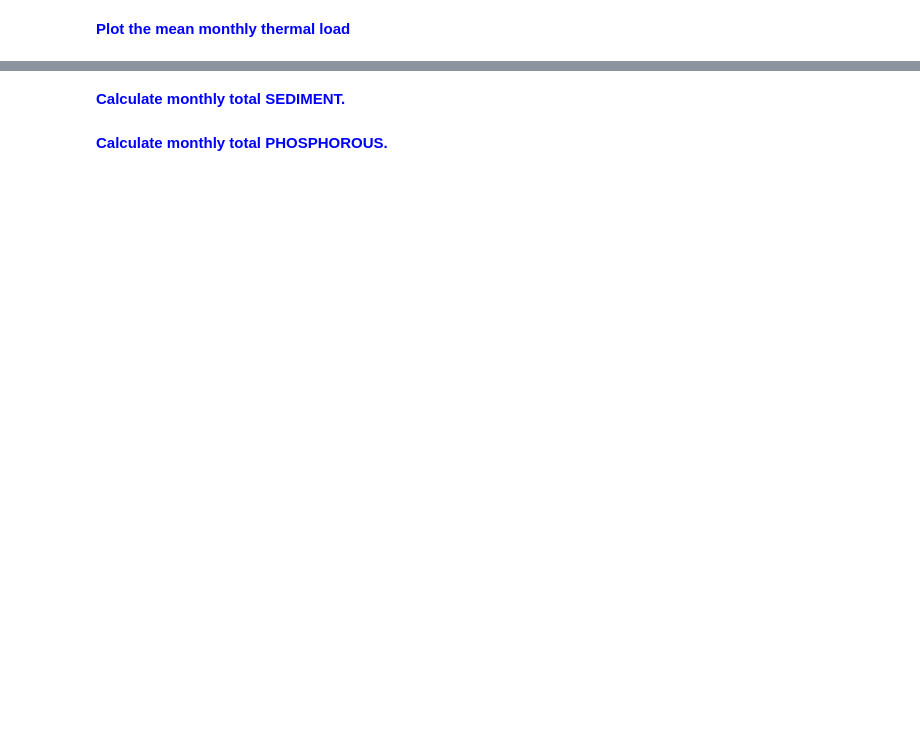
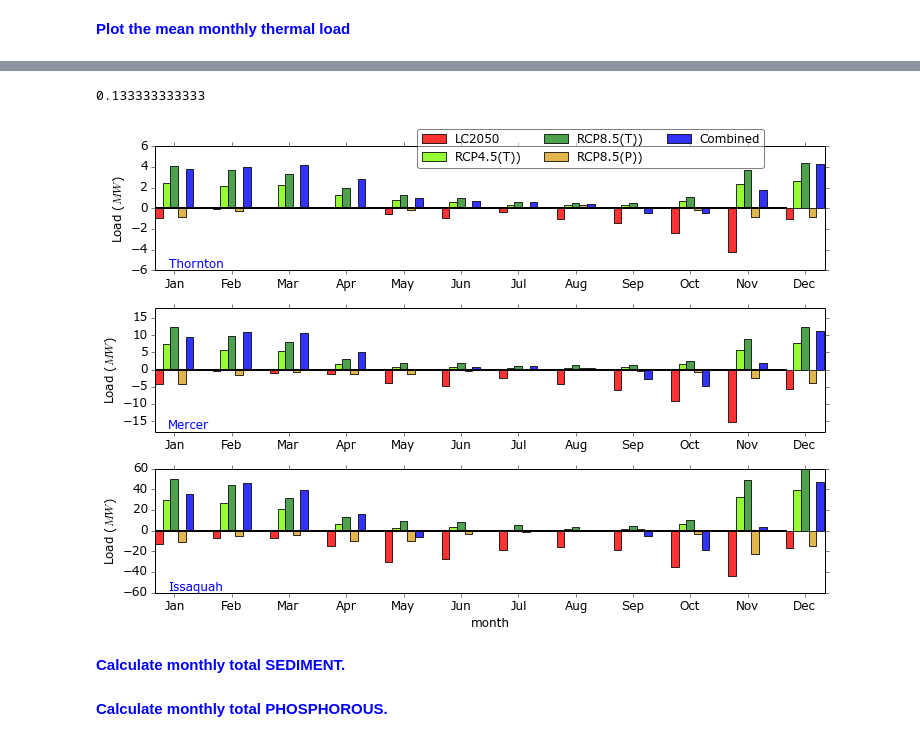
Before and after one commit to jyearsley/PythonScripts, a Jupyter notebook: DHSVM-WQ-PAPER-ANALYSES/Plotting/Scenarios-Loads.ipynb, the cells around one changed output, grey strips where cells are left out. Saved outputs shown, nothing was run; the diff lists cells and outputs as text; code cells hidden in the pictures; blank space fills up the shorter version.

```diff
--- a/DHSVM-WQ-PAPER-ANALYSES/Plotting/Scenarios-Loads.ipynb
+++ b/DHSVM-WQ-PAPER-ANALYSES/Plotting/Scenarios-Loads.ipynb
@@ -353,3 +407,53 @@ print
+# %%
+r = collections.defaultdict(dict)
+for i, n in enumerate(basin_name):
+    for j, s in enumerate(scenarios):
+        if (s != '2002'):
+            r[n][s] = MonthThermalLoad[n][s].values-MonthThermalLoad[n]['2002'].values
+# %%
+scenarios_new = ['2050', 'TairRcp45', 'TairRcp85', 'PptRcp85', 'Combined']
+colors_new = ['r', '#7cfc00', '#228b22', '#daa520', '#0000ff']
+strings_new = ['LC2050', 'RCP4.5(T))', 'RCP8.5(T))', 'RCP8.5(P))', 'Combined']
+
+# set spacing between grouped bar plots
+margin = 0.20
+bar_width = float((1.-margin)/(len(scenarios)))
+print bar_width
+
+fig=plt.figure(figsize=(12,8),dpi=400)
+for i, n in enumerate(basin_name):
+    ax = plt.subplot(3, 1, i+1)
+    pp = range(1, 13)
+    qq = [0] * 12
+    ax.plot(pp, qq, color='black')
+    fig.subplots_adjust(hspace = 0.3, wspace = 0.1)
+    props = dict(boxstyle='round', facecolor='wheat', alpha=0.5)
+    ax.text(.02,.02, str(n), color='blue',fontsize=12, horizontalalignment='left', transform=ax.transAxes)
+    for (j, s), c, t, l in zip(enumerate(scenarios_new), colors_new, strings_new, linestyles):
+        plt.bar(np.arange(1+j*bar_width, 13+j*bar_width), r[n][s], bar_width, alpha=0.8, color=c,label=str(t))
+    plt.ylabel('Load ($MW$)', fontsize=12.)
+    if (i == 2):
+        plt.xlabel('month', fontsize=12.)
+    plt.xlim([1,12.68])
+    if (n == 'Thornton'):
+        plt.ylim([-6,6])
+    if (n == 'Mercer'):
+        plt.ylim([-18, 18])
+    if (n == 'Issaquah'):
+        plt.ylim([-60, 60])
+    ax.xaxis.set_major_locator(ticker.FixedLocator(np.arange(1.333,13.333)))
+    ax.xaxis.set_major_formatter(ticker.FixedFormatter(['Jan','Feb','Mar','Apr','May','Jun','Jul','Aug','Sep','Oct','Nov','Dec']))
+    grid(False)
+    if (i == 0):
+        leg=ax.legend(fancybox=True, loc=9, ncol=3, bbox_to_anchor=(0.65, 1.19))
+        leg.get_frame().set_alpha(0.5)
+
+outputfilepath = 'D:\\Box Sync\\WQ-PAPER\\Figures\\'
+outputfile = str(outputfilepath)+'Scenarios-Mean--Avg-ThermLoad2.png'
+savefig(str(outputfile),dpi=500,format = 'png',transparent='True')
+# %% [output]
+0.133333333333
+[figure, added]
 # %% [markdown]
 <font color='blue'>**Calculate monthly total SEDIMENT.**</font>
 # %%
```
Also changed, not shown: parts of 10 cells of this notebook, 9 other files.
